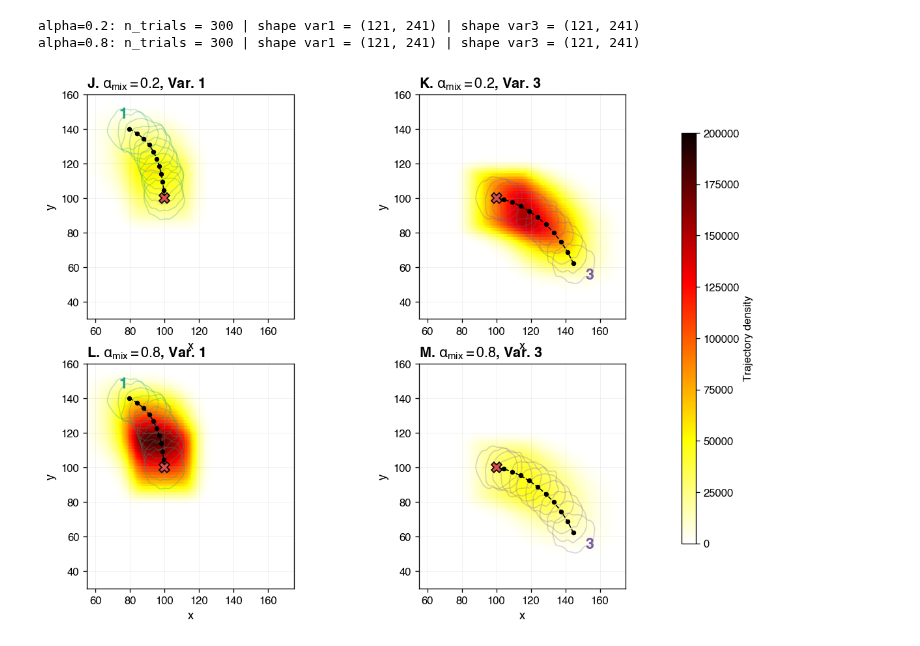
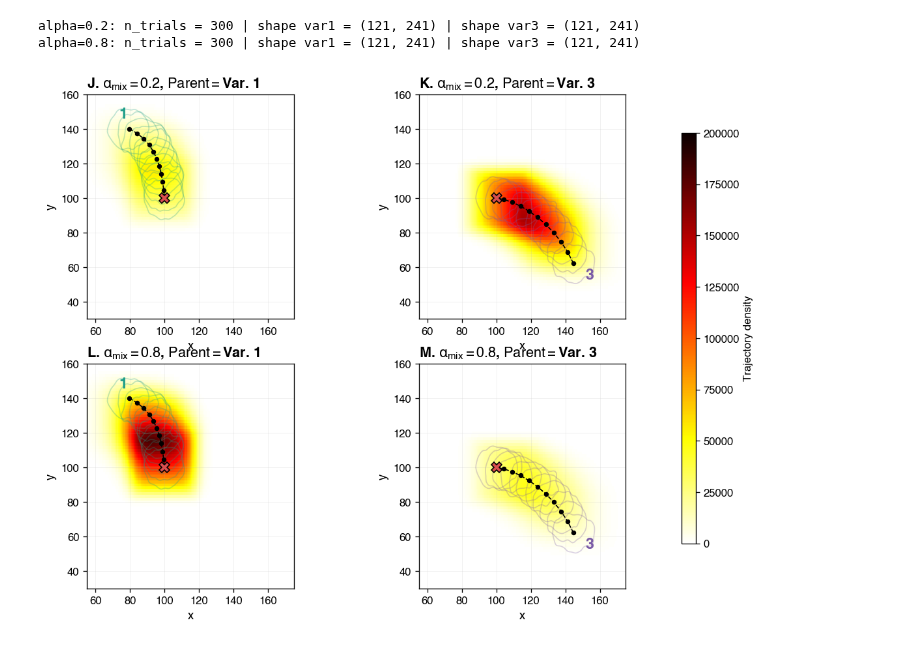
Before and after one commit to jhayron-perez/trace-st, a Jupyter notebook: Scripts_SciAdv_Paper/4and2_Fig2.ipynb, the cells around one changed output. Saved outputs shown, nothing was run; the diff lists cells and outputs as text; code cells hidden in the pictures.

```diff
--- a/Scripts_SciAdv_Paper/4and2_Fig2.ipynb
+++ b/Scripts_SciAdv_Paper/4and2_Fig2.ipynb
@@ -2740,7 +2713,7 @@ writer = PdfWriter()
 left_crop   = 120
 right_crop  = 80
 bottom_crop = 15
-top_crop    = 20
+top_crop    = 10
 
 for page in reader.pages:
     box = page.mediabox
@@ -3521,3 +4746,34 @@ plot_panel_I_alpha_boxplots(
 plt.show()
 # %% [output]
 [figure]
+# %%
+# ── Supplementary: recovered vs prescribed (1 - alpha_mix), i.e. V3 fraction ──
+
+alphas_df_v3 = alphas_df.copy()
+
+# Flip the prescribed mixing fraction
+alphas_df_v3["alpha_mix"] = 1.0 - pd.to_numeric(alphas_df_v3["alpha_mix"], errors="coerce")
+
+# Flip the estimated fractions (density and end-point)
+# These were estimated as alpha (V1 fraction), so V3 fraction = 1 - estimated_alpha
+alphas_df_v3["estimated_alpha_density_v3"] = 1.0 - pd.to_numeric(alphas_df_v3["estimated_alpha_density"], errors="coerce")
+alphas_df_v3["estimated_alpha_end_v3"]     = 1.0 - pd.to_numeric(alphas_df_v3["estimated_alpha_end"],     errors="coerce")
+
+fig, ax = plt.subplots(figsize=(5.8, 4.8))
+plot_panel_I_alpha_boxplots(
+    ax,
+    alphas_df=alphas_df_v3,
+    alpha_grid=(0.2, 0.4, 0.6, 0.8),   # these are now (1 - original), so 0.8→0.2, etc.
+    density_col="estimated_alpha_density_v3",
+    end_col="estimated_alpha_end_v3",
+)
+
+# Override labels and title for V3 framing
+ax.set_xlabel(r"Prescribed $1 - \alpha_{mix}$ (V$_3$ fraction)")
+ax.set_ylabel(r"Recovered $1 - \alpha_{mix}$")
+ax.set_title(
+    r"Recovered vs. prescribed $V_3$ fraction",
+    loc="left", fontsize=14, fontweight="bold",
+)
+plt.tight_layout()
+plt.savefig('sup_alpha_mix.pdf',bbox_inches='tight')
@@ -3704,7 +4962,7 @@ def plot_density_panel_multivar(
     ax.grid(True, alpha=0.20, linewidth=0.5)
 
     ax.set_title(
-        rf"{panel_label}. $\alpha_{{mix}}={alpha_mix:.1f}$, {var_label}",
+        rf"{panel_label}. $\alpha_{{mix}}={alpha_mix:.1f}$, $Parent=${var_label}",
         loc="left",
         fontsize=13,
         fontweight="bold",
@@ -3805,34 +5063,34 @@ plot_density_panel_multivar(
     vmin=0.0,
     vmax=common_vmax,
     add_colorbar=False,
     cmap = "hot_r"
 )
 
 pcm_last = plot_density_panel_multivar(
     axM,
     density=density_maps_multi[0.8]["density_var3"],
     case=density_maps_multi[0.8]["case"],
     xs=density_maps_multi[0.8]["xs"],
     ys=density_maps_multi[0.8]["ys"],
     var_key="C",
     var_label="Var. 3",
     alpha_mix=0.8,
     panel_label="M",
     extent=(55, 175, 30, 160),
     vmin=0.0,
     vmax=common_vmax,
     add_colorbar=False,
     cmap = "hot_r"
 )
 
 # one shared colorbar
 cax = fig.add_axes([0.92, 0.18, 0.018, 0.64])
 cb = fig.colorbar(pcm_last, cax=cax, orientation="vertical")
 cb.set_label("Trajectory density", fontsize=10)
 
 plt.show()
 # %% [output]
-[figure, old version]
+[figure, new version]
 # %%
 def make_fig2_lower(
     *,
```
Also changed, not shown: parts of 24 cells of this notebook, 44 other files.
